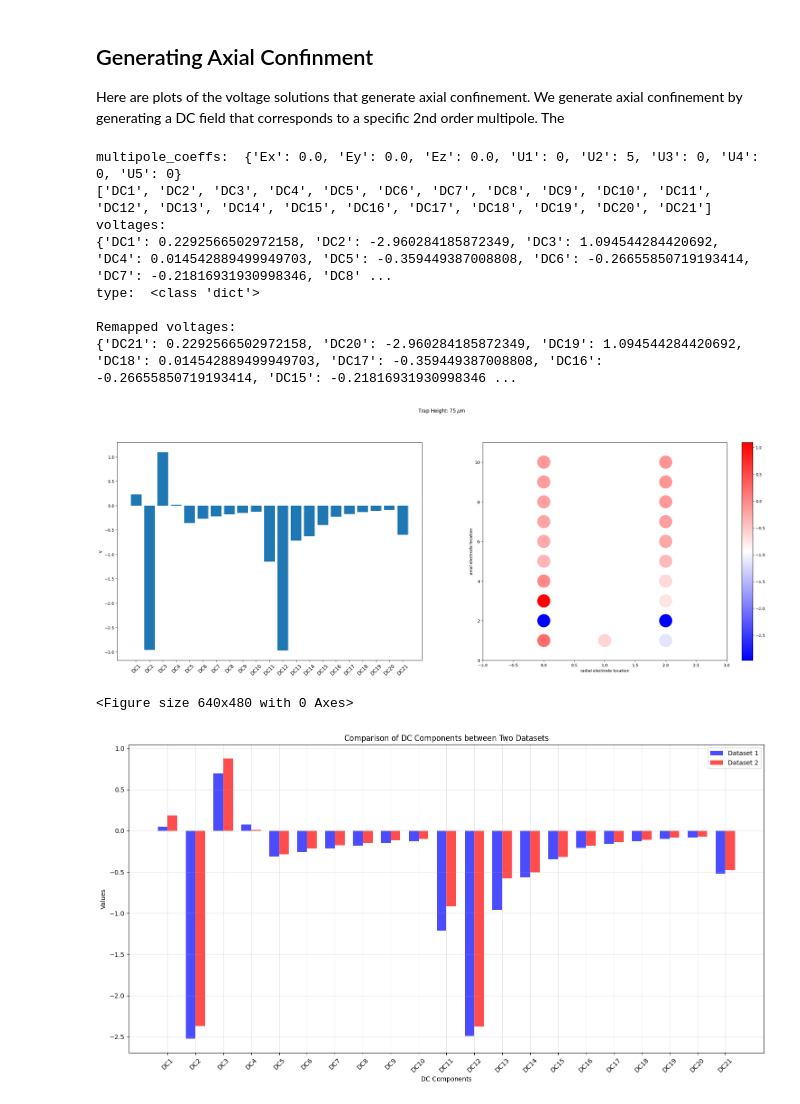
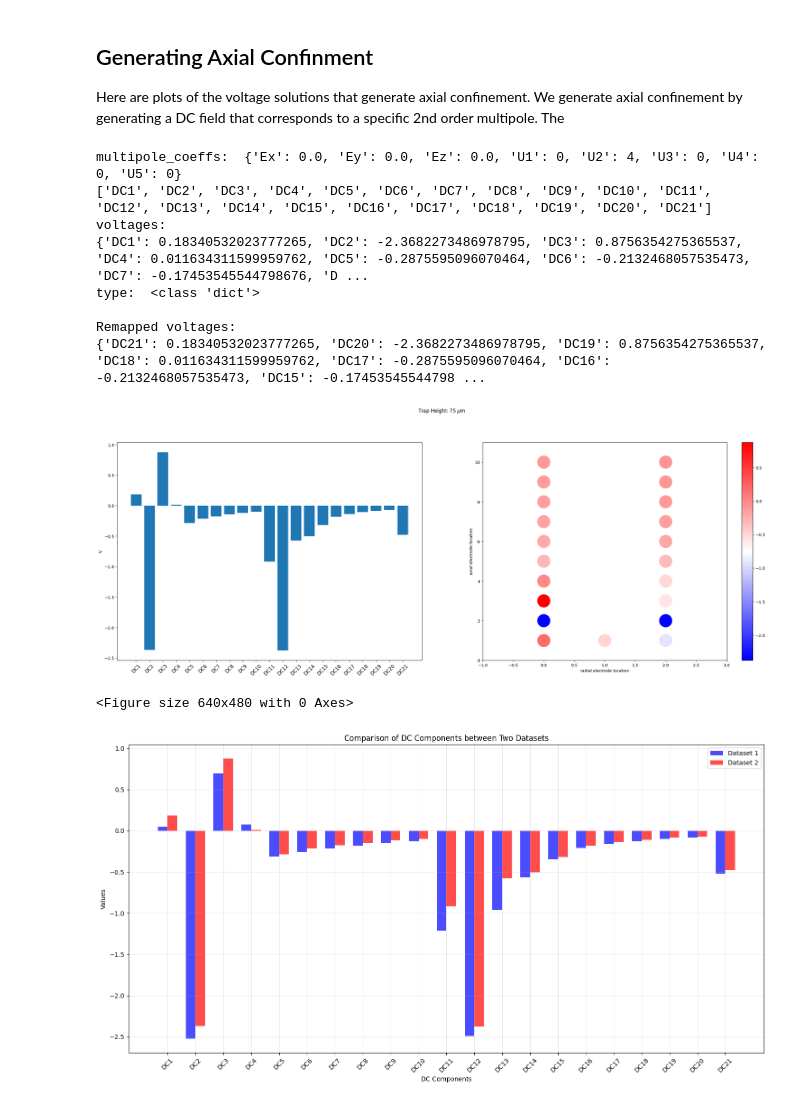
Before and after one commit to HaeffnerLab/integrated_photonics_bem, a Jupyter notebook: examples/Integrated_photonics/III_Multipole_Expansion.ipynb, the cells around one changed output. Saved outputs shown, nothing was run; the diff lists cells and outputs as text; code cells hidden in the pictures.

```diff
--- a/examples/Integrated_photonics/III_Multipole_Expansion.ipynb
+++ b/examples/Integrated_photonics/III_Multipole_Expansion.ipynb
@@ -475,7 +475,7 @@ voltages = plot_muls(s,xl,zl,roi,
                      ez=0.0,
                      ex=0.0,
                      ey=0.0,
-                     u2=5,
+                     u2=4,
                      u5=0,
                      u1=0,
                      u3=0,
@@ -494,37 +494,37 @@ voltage_mapping = {
     "DC8": "DC14",
     "DC9": "DC13",
     "DC10": "DC12",
     "DC11": "DC10",
     "DC12": "DC9",
     "DC13": "DC8",
     "DC14": "DC7",
     "DC15": "DC6",
     "DC16": "DC5",
     "DC17": "DC4",
     "DC18": "DC3",
     "DC19": "DC2",
     "DC20": "DC1",
     "DC21": "DC11",
 }
 
 # Remap the voltages dictionary keys using voltage_mapping
 remapped_voltages = {voltage_mapping.get(k, k): v for k, v in voltages.items()}
 print(f"\nRemapped voltages: \n{remapped_voltages}")
 
 fig.canvas.draw()
 fig.tight_layout(pad=1)
 fig = plt.figure()
 plt.show()
 # %% [output]
-multipole_coeffs:  {'Ex': 0.0, 'Ey': 0.0, 'Ez': 0.0, 'U1': 0, 'U2': 5, 'U3': 0, 'U4': 0, 'U5': 0}
+multipole_coeffs:  {'Ex': 0.0, 'Ey': 0.0, 'Ez': 0.0, 'U1': 0, 'U2': 4, 'U3': 0, 'U4': 0, 'U5': 0}
 ['DC1', 'DC2', 'DC3', 'DC4', 'DC5', 'DC6', 'DC7', 'DC8', 'DC9', 'DC10', 'DC11', 'DC12', 'DC13', 'DC14', 'DC15', 'DC16', 'DC17', 'DC18', 'DC19', 'DC20', 'DC21']
 voltages:
-{'DC1': 0.2292566502972158, 'DC2': -2.960284185872349, 'DC3': 1.094544284420692, 'DC4': 0.014542889499949703, 'DC5': -0.359449387008808, 'DC6': -0.26655850719193414, 'DC7': -0.21816931930998346, 'DC8' ...
+{'DC1': 0.18340532023777265, 'DC2': -2.3682273486978795, 'DC3': 0.8756354275365537, 'DC4': 0.011634311599959762, 'DC5': -0.2875595096070464, 'DC6': -0.2132468057535473, 'DC7': -0.17453545544798676, 'D ...
 type:  <class 'dict'>
 
 Remapped voltages:
-{'DC21': 0.2292566502972158, 'DC20': -2.960284185872349, 'DC19': 1.094544284420692, 'DC18': 0.014542889499949703, 'DC17': -0.359449387008808, 'DC16': -0.26655850719193414, 'DC15': -0.21816931930998346 ...
+{'DC21': 0.18340532023777265, 'DC20': -2.3682273486978795, 'DC19': 0.8756354275365537, 'DC18': 0.011634311599959762, 'DC17': -0.2875595096070464, 'DC16': -0.2132468057535473, 'DC15': -0.17453545544798 ...
-[figure, old version]
+[figure, new version]
 <Figure size 640x480 with 0 Axes>
 # %%
 import matplotlib.pyplot as plt
```
